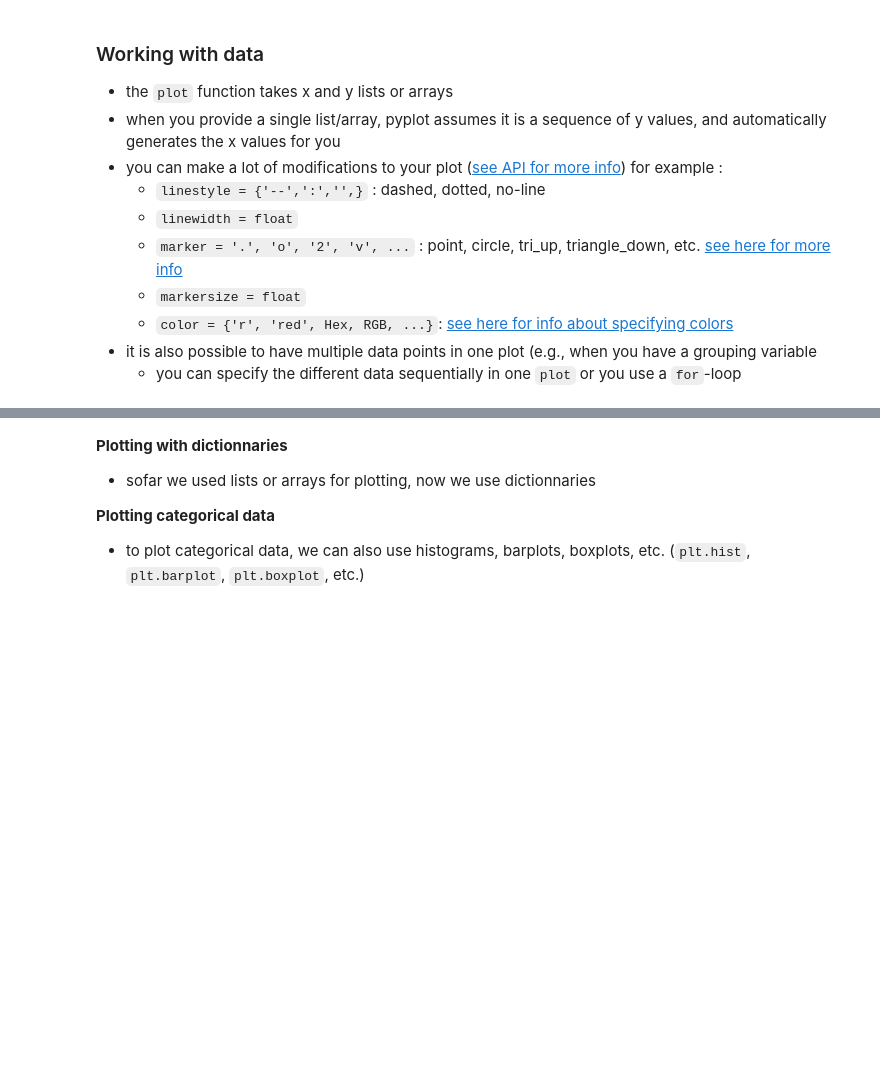
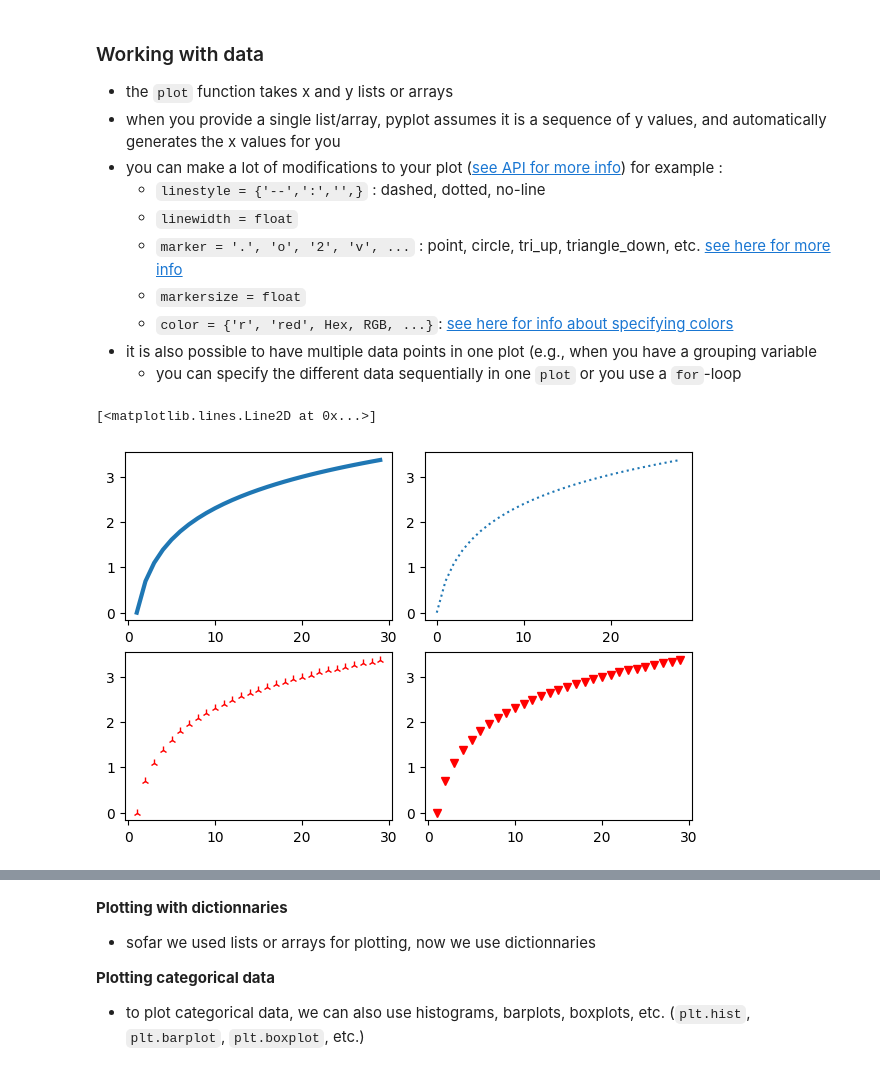
Before and after one commit to florence-bockting/python-class-24, a Jupyter notebook: student_notebooks/plotting.ipynb, the cells around one changed output, grey strips where cells are left out. Cells and saved outputs as stored; diff of their text form; code cells hidden in the pictures; blank space fills up the shorter version.

```diff
--- a/student_notebooks/plotting.ipynb
+++ b/student_notebooks/plotting.ipynb
@@ -136,18 +165,24 @@ annotate('text', xy=(0.5, 0.5), xytext=(0.1, 0.8),
     + you can specify the different data sequentially in one `plot` or you use a `for`-loop
 # %%
 # import numpy
+import numpy as np
 
 # create some data for plotting
-
+x1 = range(1,30)
+y1 = np.log(x1)
 
 # create a 2x2 figure
-
+fig, axs = plt.subplots(2,2, figsize=(6,4), constrained_layout=True)
 # provide x and y data
-
+axs[0,0].plot(x1, y1, linewidth=3.)
 # a single data array will be interpreted as y-values, x-values will be autom. generated as a range of same length
-
+axs[0,1].plot(y1, linestyle=":")
 # change marker type, color, linestyle
-
+axs[1,0].plot(x1, y1, marker = "2", linestyle="", color="red")
 # short notation including color (first letter) and marker type (second letter)
+axs[1,1].plot(x1,y1, "rv")
+# %% [output]
+[<matplotlib.lines.Line2D at 0x...>]
+[figure, added]
 # %%
 # create some data for plotting
```
Also changed, not shown: parts of 19 cells of this notebook, 5 other files.
